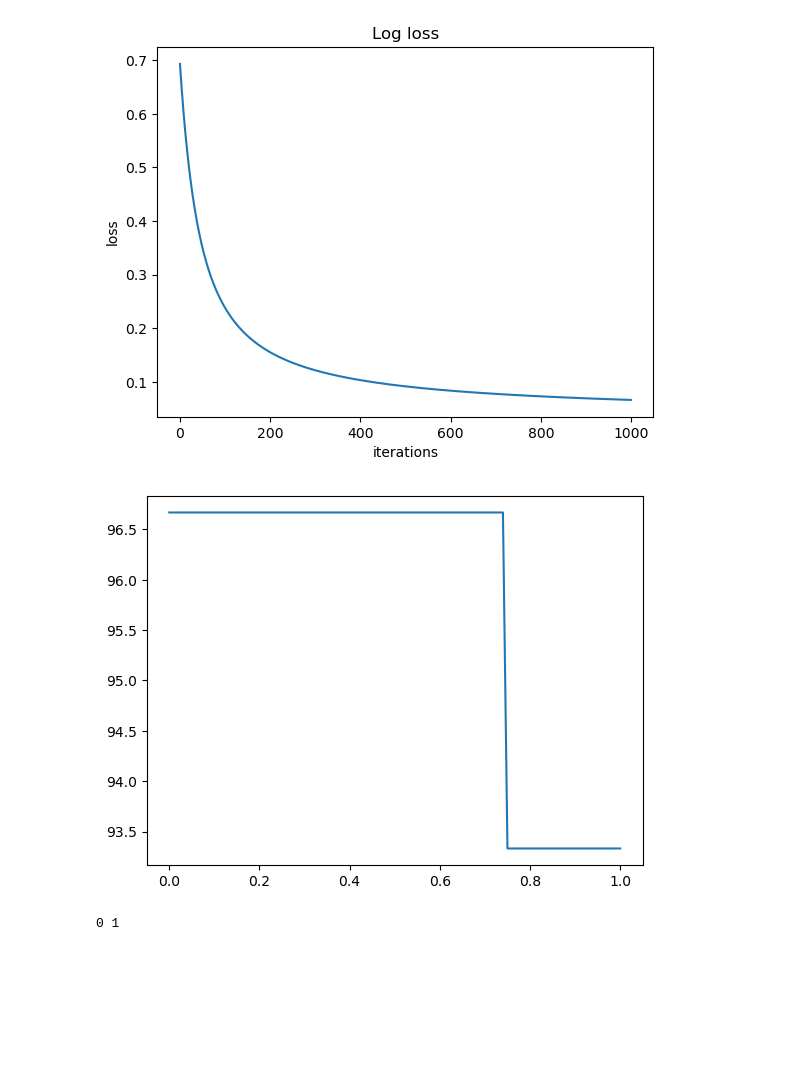
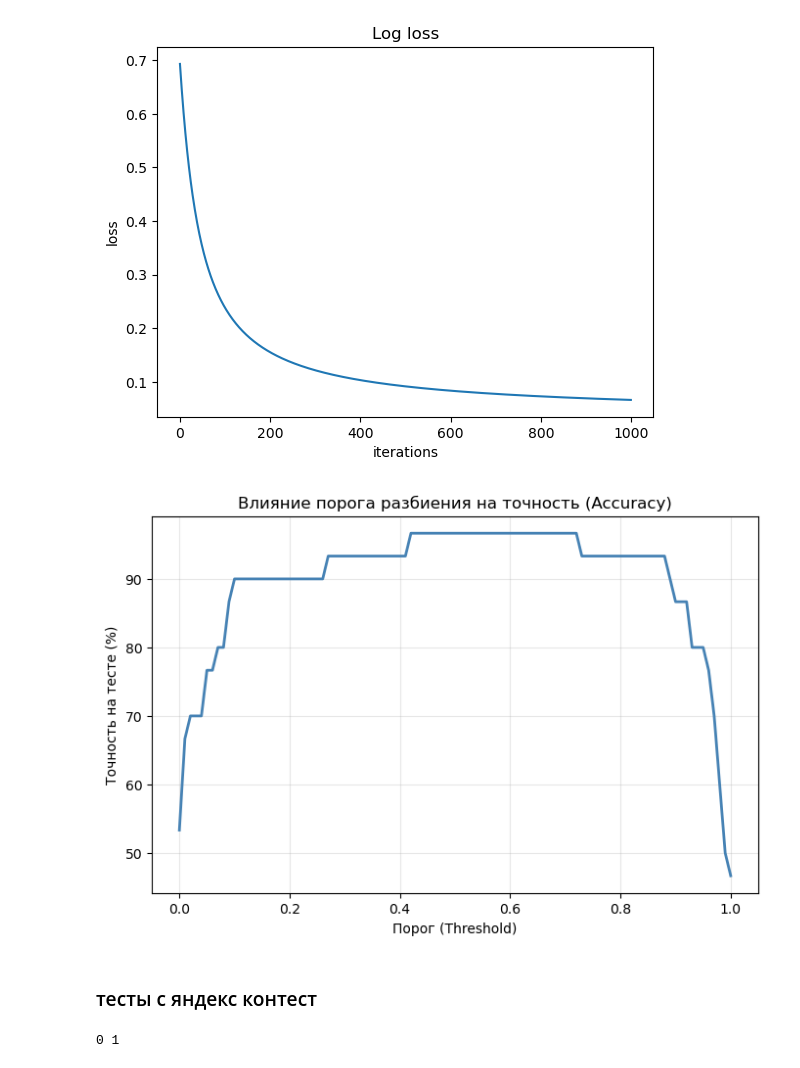
Before and after one commit to iTonyJah/DataScience, a Jupyter notebook: Edu/classical_ml/classical_ml_test.ipynb, the cells around one changed output. Saved outputs shown, nothing was run; the diff lists cells and outputs as text; code cells hidden in the pictures; blank space fills up the shorter version.

```diff
--- a/Edu/classical_ml/classical_ml_test.ipynb
+++ b/Edu/classical_ml/classical_ml_test.ipynb
@@ -1432,25 +1505,33 @@ plt.plot(range(len(losses)), losses)
 plt.show()
 # %% [output]
 [figure]
-# %%
-test_acc = []
-b_l = []
-
-for b in range(0, 101):
-  y_predicted_test = predict(w, b/100, X_test, )
-  y_predicted_train = predict(w, b/100, X_train, )
-
-  # В качестве меры точности возьмем долю правильных ответов
-
-  test_accuracy = 100.0 - np.mean(np.abs(y_predicted_test-y_test)*100.0)
-
-  b_l.append(b/100)
-  test_acc.append(test_accuracy)
-
-plt.plot(b_l, test_acc)
-plt.show()
-# %% [output]
-[figure, removed]
+# %%
+thresholds = []
+test_accs = []
+
+# Используем np.linspace для красоты или оставляем range
+for p in np.linspace(0, 1, 101):
+    # ВАЖНО: передаем w, b (из обучения), X_test и явно указываем p
+    y_predicted_test = predict(w, b, X_test, p)
+
+    # Считаем точность (простой и понятный способ)
+    accuracy = np.mean(y_predicted_test == y_test) * 100
+
+    thresholds.append(p)
+    test_accs.append(accuracy)
+
+# Отрисовка
+plt.figure(figsize=(8, 5))
+plt.plot(thresholds, test_accs, color='steelblue', linewidth=2)
+plt.title("Влияние порога разбиения на точность (Accuracy)")
+plt.xlabel("Порог (Threshold)")
+plt.ylabel("Точность на тесте (%)")
+plt.grid(True, alpha=0.3)
+plt.show()
+# %% [output]
+[figure, added]
+# %% [markdown]
+### тесты с яндекс контест
 # %%
 import numpy as np
 
```
Also changed, not shown: parts of 4 cells of this notebook.
